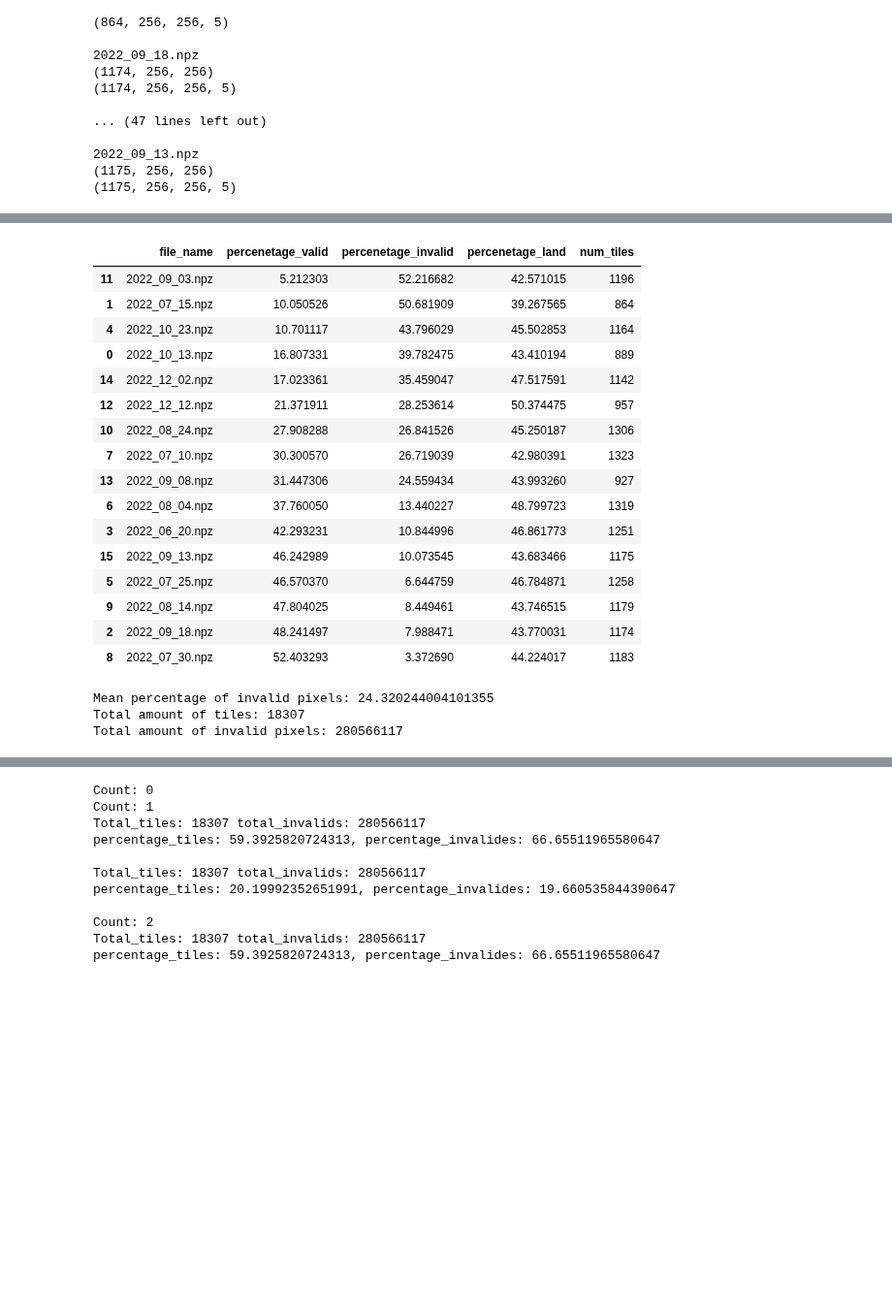
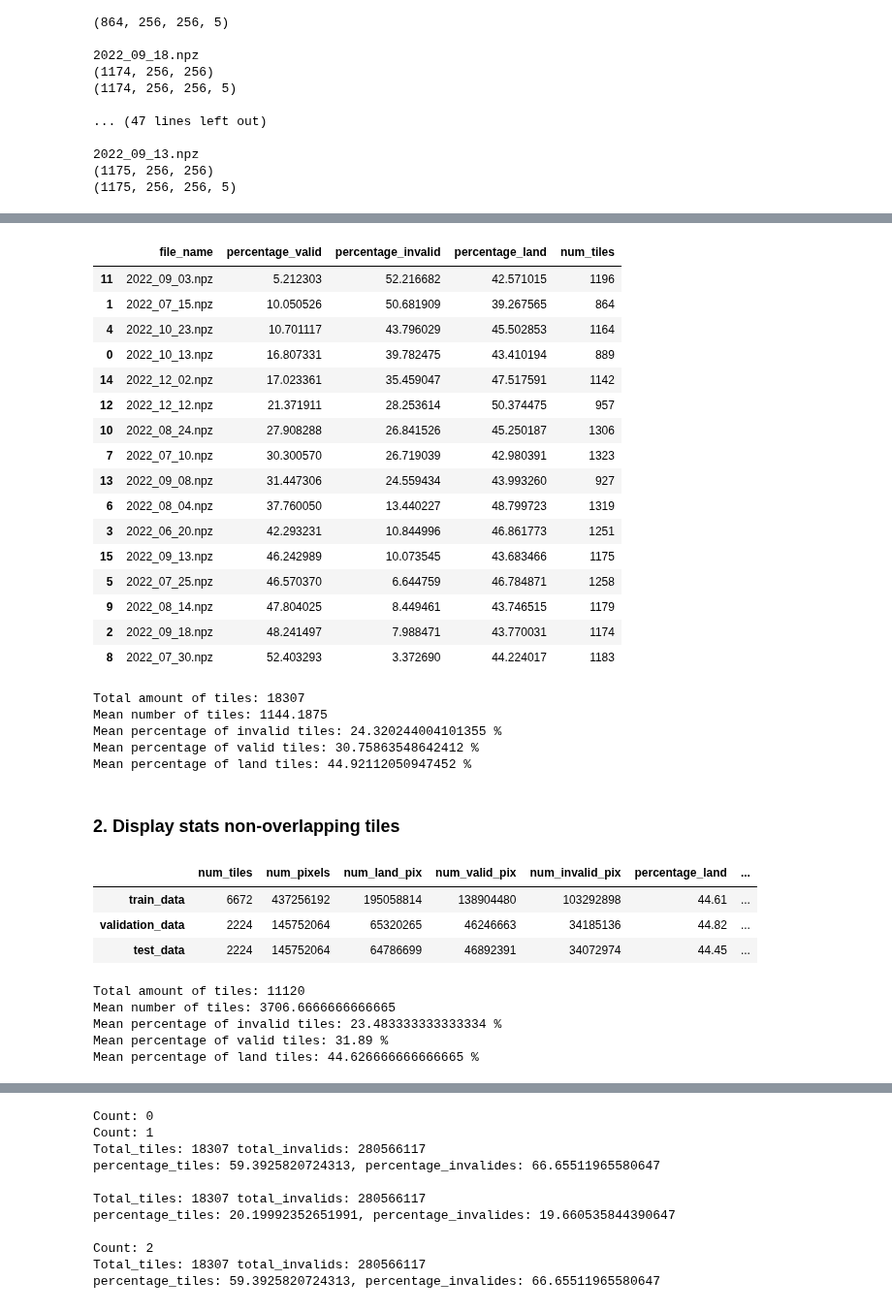
Before and after one commit to emely3h/Geospatial_ML, a Jupyter notebook: data_exploration/data_exploration.ipynb, the cells around one changed output, grey strips where cells are left out. Shown at 97% size. Saved outputs shown, nothing was run; the diff lists cells and outputs as text; code cells hidden in the pictures; blank space fills up the shorter version.

```diff
--- a/data_exploration/data_exploration.ipynb
+++ b/data_exploration/data_exploration.ipynb
@@ -95,7 +94,7 @@ def data_exploration(x_input, y_mask, file_name):
       'num_land_pix': num_land_pix,
       'num_valid_pix': num_valid_pix,
       'num_invalid_pix': num_invalid_pix,
-      'percenetage_land': percenetage_land,
-      'percenetage_valid': percenetage_valid,
-      'percenetage_invalid': percenetage_invalid
+      'percentage_land': percenetage_land,
+      'percentage_valid': percenetage_valid,
+      'percentage_invalid': percenetage_invalid
   }
@@ -174,10 +214,10 @@ Mean number of tiles: 1144.1875
 # %%
 # sort by ratio invalid valid
-df_ratio = df[['file_name', 'percenetage_valid', 'percenetage_invalid', 'percenetage_land', 'num_tiles']]
-df_ratio_sorted = df_ratio.sort_values(by='percenetage_valid')
+df_ratio = df[['file_name', 'percentage_valid', 'percentage_invalid', 'percentage_land', 'num_tiles']]
+df_ratio_sorted = df_ratio.sort_values(by='percentage_valid')
 df_ratio_sorted
 # %% [output]
-|  | file_name | percenetage_valid | percenetage_invalid | percenetage_land | num_tiles |
+|  | file_name | percentage_valid | percentage_invalid | percentage_land | num_tiles |
 | 11 | 2022_09_03.npz | 5.212303 | 52.216682 | 42.571015 | 1196 |
 | 1 | 2022_07_15.npz | 10.050526 | 50.681909 | 39.267565 | 864 |
 | 4 | 2022_10_23.npz | 10.701117 | 43.796029 | 45.502853 | 1164 |
@@ -194,13 +234,13 @@ df_ratio_sorted
 | 9 | 2022_08_14.npz | 47.804025 | 8.449461 | 43.746515 | 1179 |
 | 2 | 2022_09_18.npz | 48.241497 | 7.988471 | 43.770031 | 1174 |
 | 8 | 2022_07_30.npz | 52.403293 | 3.372690 | 44.224017 | 1183 |
-# %%
-mean_perc_invalid = df['percenetage_invalid'].mean()
-print(f'Mean percentage of invalid pixels: {mean_perc_invalid}')
-
-print(f'Total amount of tiles: {df["num_tiles"].sum()}')
-print(f'Total amount of invalid pixels: {df["num_invalid_pix"].sum()}')
-# %% [output]
-Mean percentage of invalid pixels: 24.320244004101355
-Total amount of tiles: 18307
-Total amount of invalid pixels: 280566117
+# %%
+print_means(df_ratio_sorted)
+# %% [output]
+Total amount of tiles: 18307
+Mean number of tiles: 1144.1875
+Mean percentage of invalid tiles: 24.320244004101355 %
+Mean percentage of valid tiles: 30.75863548642412 %
+Mean percentage of land tiles: 44.92112050947452 %
+# %% [markdown]
+### 2. Display stats non-overlapping tiles
@@ -206,0 +251,17 @@ Total amount of invalid pixels: 280566117
+# %%
+all_stats = pd.DataFrame([train_stats, val_stats, test_stats])
+all_stats.index = ['train_data', 'validation_data', 'test_data']
+all_stats
+# %% [output]
+|  | num_tiles | num_pixels | num_land_pix | num_valid_pix | num_invalid_pix | percentage_land | ... |
+| train_data | 6672 | 437256192 | 195058814 | 138904480 | 103292898 | 44.61 | ... |
+| validation_data | 2224 | 145752064 | 65320265 | 46246663 | 34185136 | 44.82 | ... |
+| test_data | 2224 | 145752064 | 64786699 | 46892391 | 34072974 | 44.45 | ... |
+# %%
+print_means(all_stats)
+# %% [output]
+Total amount of tiles: 11120
+Mean number of tiles: 3706.6666666666665
+Mean percentage of invalid tiles: 23.483333333333334 %
+Mean percentage of valid tiles: 31.89 %
+Mean percentage of land tiles: 44.626666666666665 %
```
Also changed, not shown: parts of 13 cells of this notebook.
